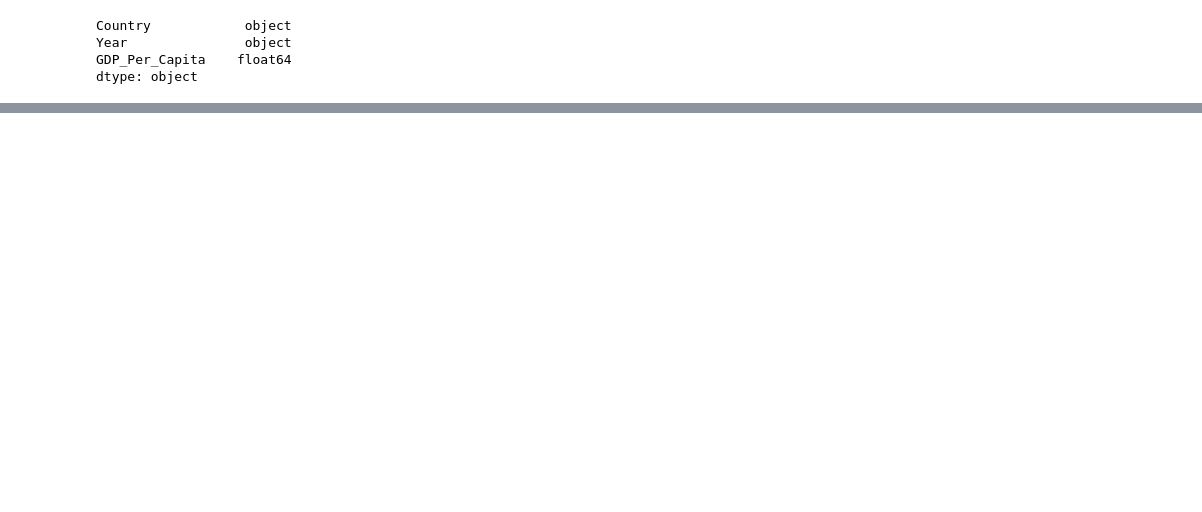
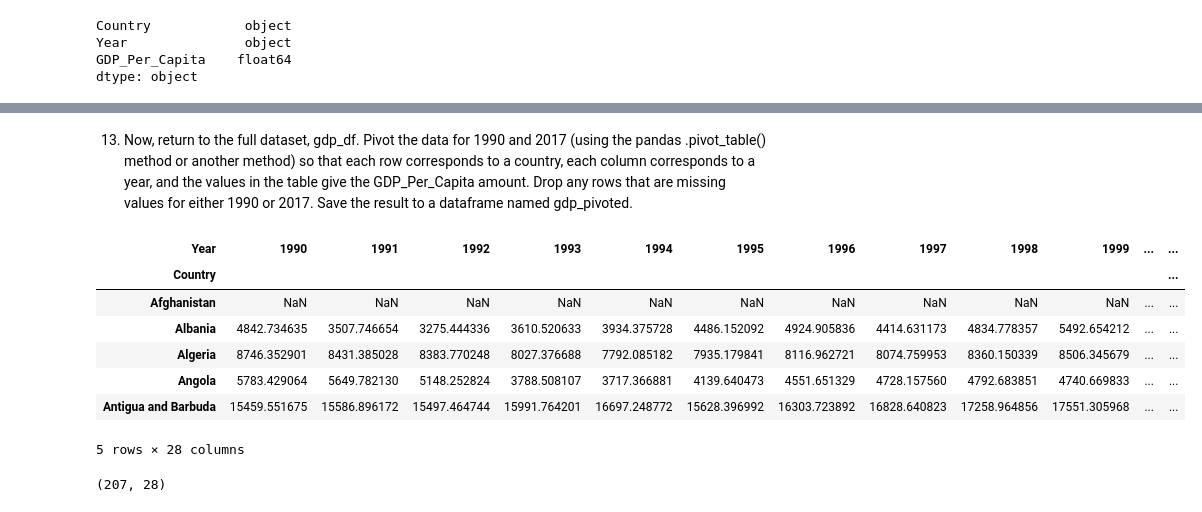
Before and after one commit to nss-data-science-cohort-6/un_data_question-essetetsahai, a Jupyter notebook: notebooks/UN_Data_Exploration.ipynb, the cells around one changed output, grey strips where cells are left out. Saved outputs shown, nothing was run; the diff lists cells and outputs as text; code cells hidden in the pictures; blank space fills up the shorter version.

```diff
--- a/notebooks/UN_Data_Exploration.ipynb
+++ b/notebooks/UN_Data_Exploration.ipynb
@@ -88,0 +221,22 @@ dtype: object
+# %% [markdown]
+13. Now, return to the full dataset, gdp_df. Pivot the data for 1990 and 2017 (using the pandas .pivot_table() method or another method) so that each row corresponds to a country, each column corresponds to a year, and the values in the table give the GDP_Per_Capita amount. Drop any rows that are missing values for either 1990 or 2017. Save the result to a dataframe named gdp_pivoted.
+# %%
+gdp_pivoted = gdp_df[(gdp_df['Year'] >= 1990) & (gdp_df['Year'] <=2017)]
+gdp_pivoted = gdp_pivoted.pivot(index = 'Country', columns = 'Year', values = 'GDP_Per_Capita')
+gdp_pivoted.head()
+# %% [output]
+| Year | 1990 | 1991 | 1992 | 1993 | 1994 | 1995 | 1996 | 1997 | 1998 | 1999 | ... | ... |
+| Country |  |  |  |  |  |  |  |  |  |  |  | ... |
+| Afghanistan | NaN | NaN | NaN | NaN | NaN | NaN | NaN | NaN | NaN | NaN | ... | ... |
+| Albania | 4842.734635 | 3507.746654 | 3275.444336 | 3610.520633 | 3934.375728 | 4486.152092 | 4924.905836 | 4414.631173 | 4834.778357 | 5492.654212 | ... | ... |
+| Algeria | 8746.352901 | 8431.385028 | 8383.770248 | 8027.376688 | 7792.085182 | 7935.179841 | 8116.962721 | 8074.759953 | 8360.150339 | 8506.345679 | ... | ... |
+| Angola | 5783.429064 | 5649.782130 | 5148.252824 | 3788.508107 | 3717.366881 | 4139.640473 | 4551.651329 | 4728.157560 | 4792.683851 | 4740.669833 | ... | ... |
+| Antigua and Barbuda | 15459.551675 | 15586.896172 | 15497.464744 | 15991.764201 | 16697.248772 | 15628.396992 | 16303.723892 | 16828.640823 | 17258.964856 | 17551.305968 | ... | ... |
+5 rows × 28 columns
+# %%
+#Drop rows
+
+gdp_pivoted = gdp_pivoted.dropna()
+gdp_pivoted.shape
+# %% [output]
+(207, 28)
```
Also changed, not shown: parts of 27 cells of this notebook.
